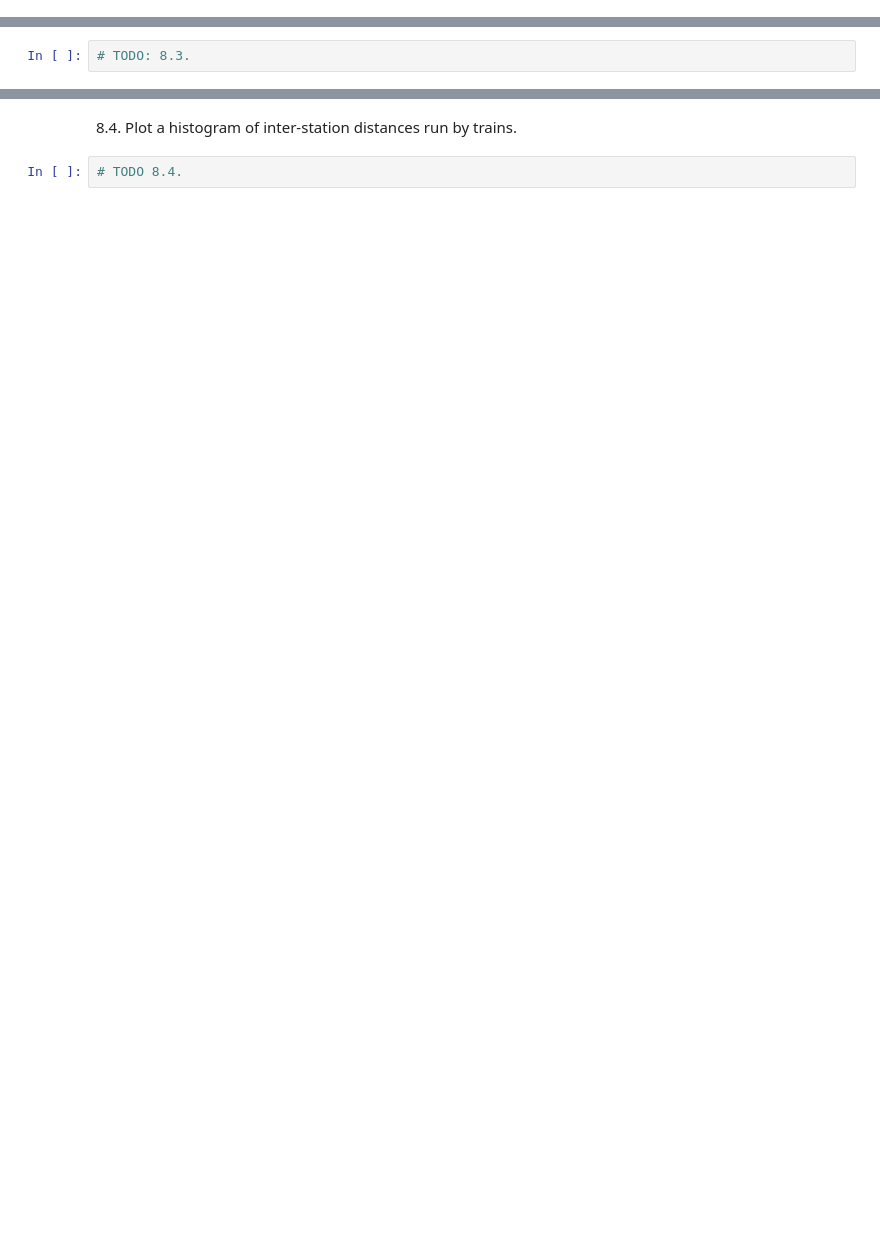
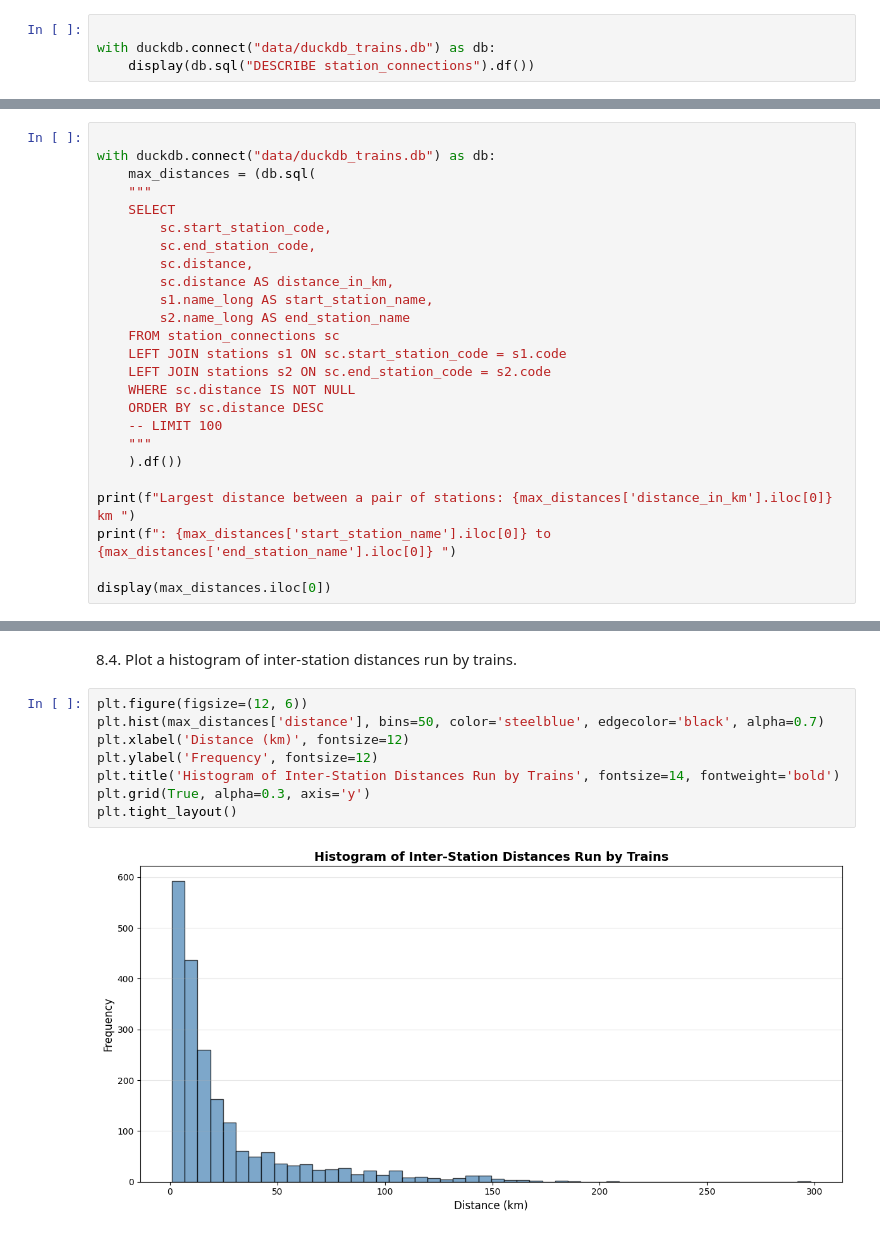
Before and after one commit to xiazek/issi_MLOps_lab, a Jupyter notebook: lab02/homework.ipynb, the cells around one changed output, grey strips where cells are left out. Saved outputs shown, nothing was run; the diff lists cells and outputs as text; blank space fills up the shorter version.

```diff
--- a/lab02/homework.ipynb
+++ b/lab02/homework.ipynb
@@ -663,0 +787,4 @@ cancelled_services_by_year_df.plot(
+# %%
+
+with duckdb.connect("data/duckdb_trains.db") as db:
+    display(db.sql("DESCRIBE station_connections").df())
@@ -664,4 +815,27 @@ cancelled_services_by_year_df.plot(
 # %% [markdown]
 8.3. What is the largest distance between a pair of stations?
 # %%
-# TODO: 8.3.
+
+with duckdb.connect("data/duckdb_trains.db") as db:
+    max_distances = (db.sql(
+    """
+    SELECT
+        sc.start_station_code,
+        sc.end_station_code,
+        sc.distance,
+        sc.distance AS distance_in_km,
+        s1.name_long AS start_station_name,
+        s2.name_long AS end_station_name
+    FROM station_connections sc
+    LEFT JOIN stations s1 ON sc.start_station_code = s1.code
+    LEFT JOIN stations s2 ON sc.end_station_code = s2.code
+    WHERE sc.distance IS NOT NULL
+    ORDER BY sc.distance DESC
+    -- LIMIT 100
+    """
+    ).df())
+
+print(f"Largest distance between a pair of stations: {max_distances['distance_in_km'].iloc[0]} km ")
+print(f": {max_distances['start_station_name'].iloc[0]} to {max_distances['end_station_name'].iloc[0]} ")
+
+display(max_distances.iloc[0])
@@ -668,4 +852,12 @@ cancelled_services_by_year_df.plot(
 # %% [markdown]
 8.4. Plot a histogram of inter-station distances run by trains.
-# %%
-# TODO 8.4.
+# %%
+plt.figure(figsize=(12, 6))
+plt.hist(max_distances['distance'], bins=50, color='steelblue', edgecolor='black', alpha=0.7)
+plt.xlabel('Distance (km)', fontsize=12)
+plt.ylabel('Frequency', fontsize=12)
+plt.title('Histogram of Inter-Station Distances Run by Trains', fontsize=14, fontweight='bold')
+plt.grid(True, alpha=0.3, axis='y')
+plt.tight_layout()
+# %% [output]
+[figure, added]
```
Also changed, not shown: parts of 7 cells of this notebook.
